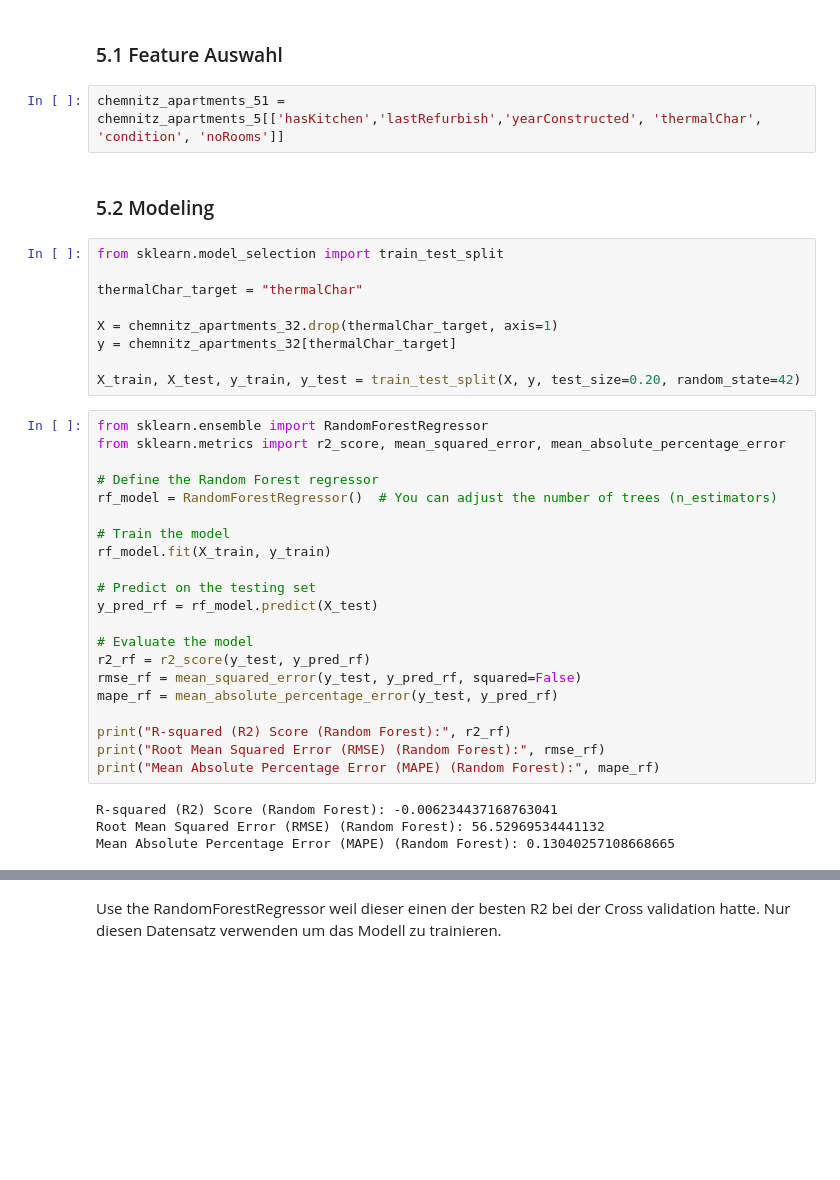
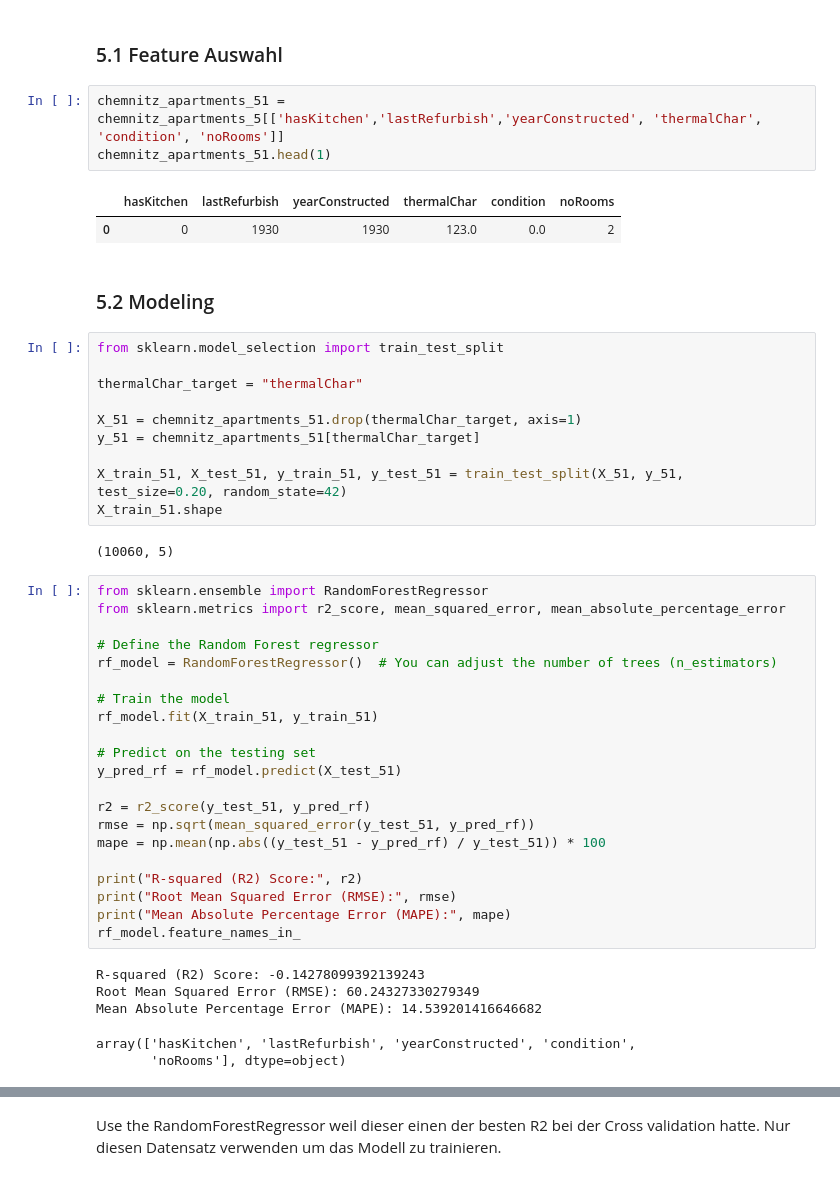
Before and after one commit to TobiasGleiter/data-science, a Jupyter notebook: main.ipynb, the cells around one changed output, grey strips where cells are left out. Cells and saved outputs as stored; diff of their text form; blank space fills up the shorter version.

```diff
--- a/main.ipynb
+++ b/main.ipynb
@@ -1201,6 +1201,10 @@ Deshalb müssen Spalten kombiniert werden.
 ### 5.1 Feature Auswahl
 # %%
 chemnitz_apartments_51 = chemnitz_apartments_5[['hasKitchen','lastRefurbish','yearConstructed', 'thermalChar', 'condition', 'noRooms']]
+chemnitz_apartments_51.head(1)
+# %% [output]
+|  | hasKitchen | lastRefurbish | yearConstructed | thermalChar | condition | noRooms |
+| 0 | 0 | 1930 | 1930 | 123.0 | 0.0 | 2 |
 # %% [markdown]
 ### 5.2 Modeling
 # %%
@@ -1208,10 +1212,13 @@ from sklearn.model_selection import train_test_split
 
 thermalChar_target = "thermalChar"
 
-X = chemnitz_apartments_32.drop(thermalChar_target, axis=1)
-y = chemnitz_apartments_32[thermalChar_target]
+X_51 = chemnitz_apartments_51.drop(thermalChar_target, axis=1)
+y_51 = chemnitz_apartments_51[thermalChar_target]
 
-X_train, X_test, y_train, y_test = train_test_split(X, y, test_size=0.20, random_state=42)
+X_train_51, X_test_51, y_train_51, y_test_51 = train_test_split(X_51, y_51, test_size=0.20, random_state=42)
+X_train_51.shape
+# %% [output]
+(10060, 5)
 # %%
 from sklearn.ensemble import RandomForestRegressor
 from sklearn.metrics import r2_score, mean_squared_error, mean_absolute_percentage_error
@@ -1220,23 +1227,25 @@ from sklearn.metrics import r2_score, mean_squared_error, mean_absolute_percenta
 rf_model = RandomForestRegressor()  # You can adjust the number of trees (n_estimators)
 
 # Train the model
-rf_model.fit(X_train, y_train)
+rf_model.fit(X_train_51, y_train_51)
 
 # Predict on the testing set
-y_pred_rf = rf_model.predict(X_test)
+y_pred_rf = rf_model.predict(X_test_51)
 
-# Evaluate the model
-r2_rf = r2_score(y_test, y_pred_rf)
-rmse_rf = mean_squared_error(y_test, y_pred_rf, squared=False)
-mape_rf = mean_absolute_percentage_error(y_test, y_pred_rf)
+r2 = r2_score(y_test_51, y_pred_rf)
+rmse = np.sqrt(mean_squared_error(y_test_51, y_pred_rf))
+mape = np.mean(np.abs((y_test_51 - y_pred_rf) / y_test_51)) * 100
 
-print("R-squared (R2) Score (Random Forest):", r2_rf)
-print("Root Mean Squared Error (RMSE) (Random Forest):", rmse_rf)
-print("Mean Absolute Percentage Error (MAPE) (Random Forest):", mape_rf)
+print("R-squared (R2) Score:", r2)
+print("Root Mean Squared Error (RMSE):", rmse)
+print("Mean Absolute Percentage Error (MAPE):", mape)
+rf_model.feature_names_in_
 # %% [output]
-R-squared (R2) Score (Random Forest): -0.006234437168763041
-Root Mean Squared Error (RMSE) (Random Forest): 56.52969534441132
-Mean Absolute Percentage Error (MAPE) (Random Forest): 0.13040257108668665
+R-squared (R2) Score: -0.14278099392139243
+Root Mean Squared Error (RMSE): 60.24327330279349
+Mean Absolute Percentage Error (MAPE): 14.539201416646682
+array(['hasKitchen', 'lastRefurbish', 'yearConstructed', 'condition',
+       'noRooms'], dtype=object)
 # %%
 from sklearn.model_selection import cross_val_score
 
```
Also changed, not shown: parts of 6 cells of this notebook.
